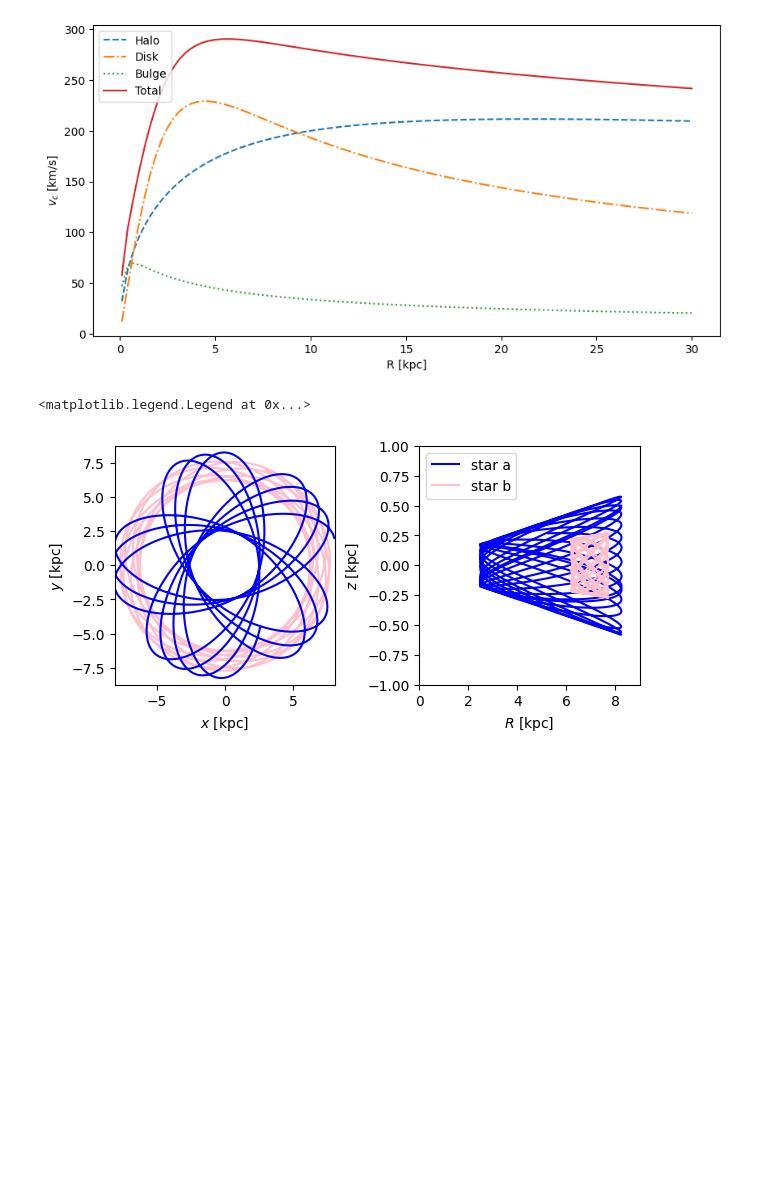
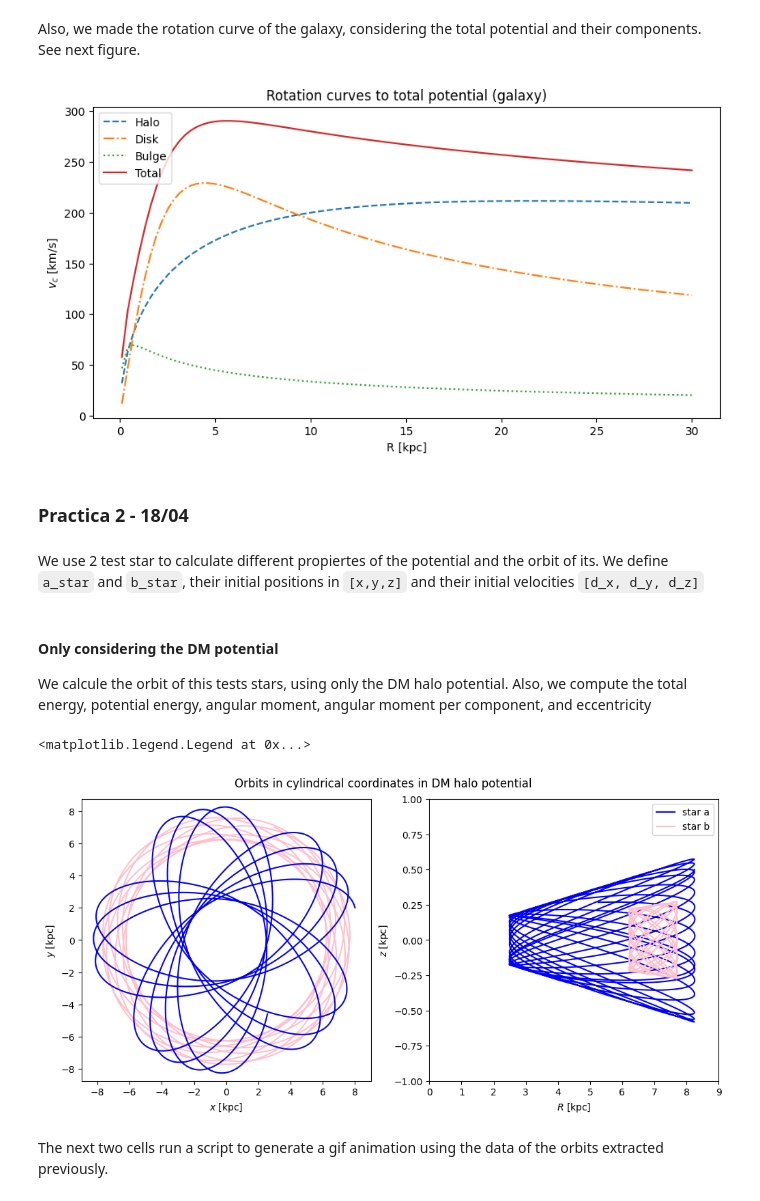
Before and after one commit to patito-mary/topicos, a Jupyter notebook: Llate_pot.ipynb, the cells around one changed output. Saved outputs shown, nothing was run; the diff lists cells and outputs as text; code cells hidden in the pictures; blank space fills up the shorter version.

```diff
--- a/Llate_pot.ipynb
+++ b/Llate_pot.ipynb
@@ -66,26 +67,33 @@ fig = orbits[-1].plot(['x','z'], color='#9ecae1', s=1,
+# %% [markdown]
+Also, we made the rotation curve of the galaxy, considering the total potential and their components. See next figure.
 # %%
 R_grid = np.linspace(0.1, 30, 100) * u.kpc
 xyz = np.zeros((3,) + R_grid.shape) * total_potential['dm_halo'].units["length"]
 xyz[0] = R_grid
 
 vcirc_halo = total_potential['dm_halo'].circular_velocity(xyz)
 vcirc_disk = total_potential['disk'].circular_velocity(xyz)
 vcirc_bulge = total_potential['bulge'].circular_velocity(xyz)
 #vcirc_core = core.circular_velocity(xyz)
 vcirc_gal = total_potential.circular_velocity(xyz)
 
 fig = plt.figure(figsize=(10, 5))
 plt.plot(R_grid, vcirc_halo, label='Halo',linestyle='--')
 plt.plot(R_grid, vcirc_disk, label='Disk',linestyle='-.')
 plt.plot(R_grid, vcirc_bulge, label='Bulge',linestyle=':')
 #plt.plot(R_grid, vcirc_core, label='Nucleus',linestyle='-.')
 plt.plot(R_grid, vcirc_gal, label='Total')
 plt.xlabel('R [kpc]')
 plt.ylabel(f'$v_c$ [km/s]')
+plt.title('Rotation curves to total potential (galaxy)')
 plt.legend()
 plt.show()
 # %% [output]
-[figure, old version]
+[figure, new version]
+# %% [markdown]
+### Practica 2 - 18/04
+# %% [markdown]
+We use 2 test star to calculate different propiertes of the potential and the orbit of its. We define `a_star` and `b_star`, their initial positions in `[x,y,z]` and their initial velocities `[d_x, d_y, d_z]`
 # %%
 #estrellas para probar los potenciales
 a_star_p = [8,2,0.5]
@@ -93,6 +101,9 @@ a_star_v = [-20,80,-3]
 
 b_star_p = [3,7,0]
 b_star_v = [150,-80,-6]
+# %% [markdown]
+#### Only considering the DM potential
+We calcule the orbit of this tests stars, using only the DM halo potential. Also, we compute the total energy, potential energy, angular moment, angular moment per component, and eccentricity
 # %%
 #Dentro del halo de materia oscura
 a_particle = gd.PhaseSpacePosition(pos = a_star_p*u.kpc,
@@ -123,7 +137,8 @@ b_eccentricity = b_orbit_DM.eccentricity
 a_test_orbit = total_potential['dm_halo'].integrate_orbit(a_particle, dt=0.5*u.Myr, t1=0, t2=2*u.Gyr )
 b_test_orbit = total_potential['dm_halo'].integrate_orbit(b_particle, dt=0.5*u.Myr, t1=0, t2=2*u.Gyr )
 # %%
-fig, axes = plt.subplots(1,2,figsize=(6, 3), constrained_layout = True)
+fig, axes = plt.subplots(1,2,figsize=(10, 5), constrained_layout = True)
+fig.suptitle('Orbits in cylindrical coordinates in DM halo potential')
 
 b_test_orbit.plot(['x','y'], color='pink', axes=axes[0])
 a_test_orbit.plot(['x','y'], color='blue', axes=axes[0])
@@ -152,6 +167,8 @@ axes[1].set_aspect('auto')
 axes[1].legend(loc='best', fontsize=10)
 # %% [output]
 <matplotlib.legend.Legend at 0x...>
-[figure, old version]
+[figure, new version]
+# %% [markdown]
+The next two cells run a script to generate a gif animation using the data of the orbits extracted previously.
 # %%
 #Esto hace los gif de las orbitas
```
Also changed, not shown: parts of 27 cells of this notebook, 3 other files.
